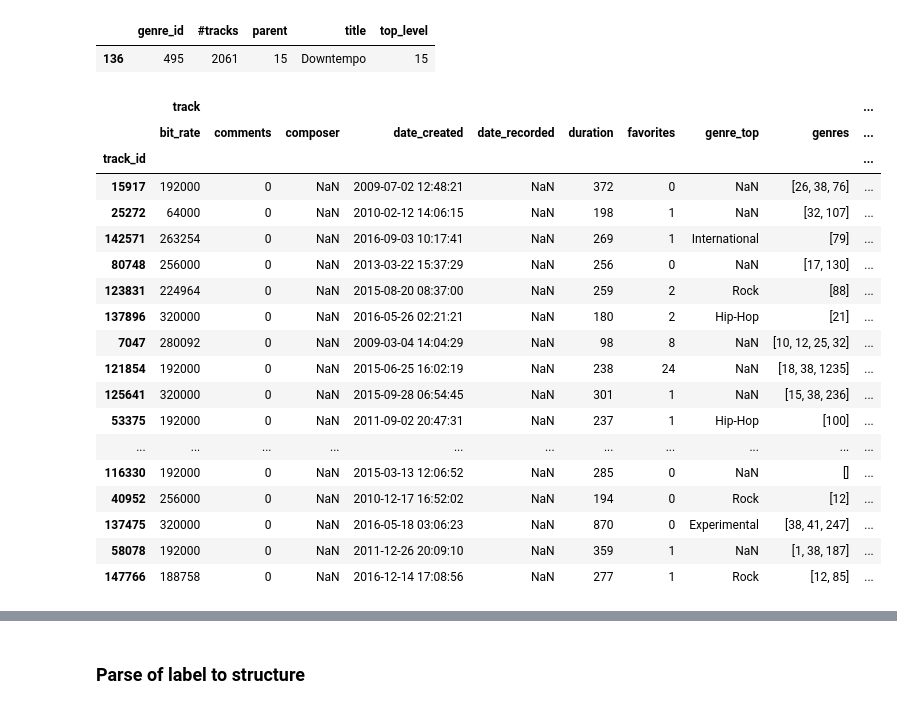
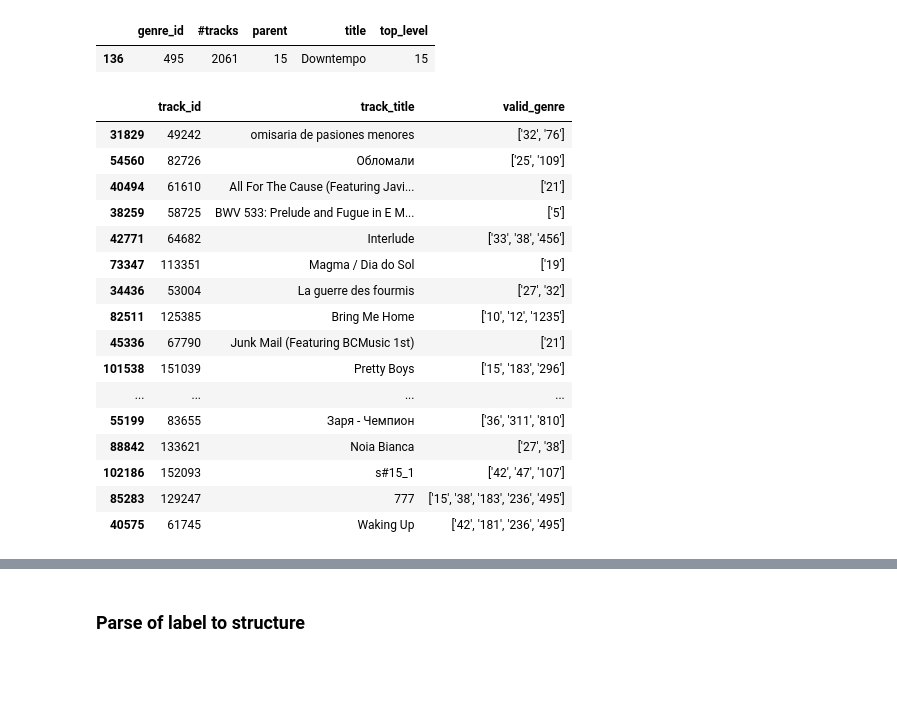
Before and after one commit to Sette/hmc, a Jupyter notebook: Notebooks/1 - Generate-Labels.ipynb, the cells around one changed output, grey strips where cells are left out. Drawn from its saved outputs; the diff is of its cells as text; code cells hidden in the pictures; blank space fills up the shorter version.

```diff
--- a/Notebooks/1 - Generate-Labels.ipynb
+++ b/Notebooks/1 - Generate-Labels.ipynb
@@ -137,27 +105,25 @@ genres_df[genres_df['genre_id'] == 495]
 | 136 | 495 | 2061 | 15 | Downtempo | 15 |
 # %%
 # Cria um dicionário que associa o ID de cada música aos IDs de seus gêneros musicais
-tracks_df = pd.read_csv(os.path.join(metadata_path_fma,'tracks.csv'), header=[0,1], index_col=0)
+tracks_df = pd.read_csv(os.path.join(metadata_path_fma,'tracks_valid.csv'))
 # %%
-tracks_df[['track']].sample(20)
+tracks_df.sample(20)
 # %% [output]
-|  | track |  |  |  |  |  |  |  |  | ... |
-|  | bit_rate | comments | composer | date_created | date_recorded | duration | favorites | genre_top | genres | ... |
-| track_id |  |  |  |  |  |  |  |  |  | ... |
-| 15917 | 192000 | 0 | NaN | 2009-07-02 12:48:21 | NaN | 372 | 0 | NaN | [26, 38, 76] | ... |
-| 25272 | 64000 | 0 | NaN | 2010-02-12 14:06:15 | NaN | 198 | 1 | NaN | [32, 107] | ... |
-| 142571 | 263254 | 0 | NaN | 2016-09-03 10:17:41 | NaN | 269 | 1 | International | [79] | ... |
-| 80748 | 256000 | 0 | NaN | 2013-03-22 15:37:29 | NaN | 256 | 0 | NaN | [17, 130] | ... |
-| 123831 | 224964 | 0 | NaN | 2015-08-20 08:37:00 | NaN | 259 | 2 | Rock | [88] | ... |
-| 137896 | 320000 | 0 | NaN | 2016-05-26 02:21:21 | NaN | 180 | 2 | Hip-Hop | [21] | ... |
-| 7047 | 280092 | 0 | NaN | 2009-03-04 14:04:29 | NaN | 98 | 8 | NaN | [10, 12, 25, 32] | ... |
-| 121854 | 192000 | 0 | NaN | 2015-06-25 16:02:19 | NaN | 238 | 24 | NaN | [18, 38, 1235] | ... |
-| 125641 | 320000 | 0 | NaN | 2015-09-28 06:54:45 | NaN | 301 | 1 | NaN | [15, 38, 236] | ... |
-| 53375 | 192000 | 0 | NaN | 2011-09-02 20:47:31 | NaN | 237 | 1 | Hip-Hop | [100] | ... |
-| ... | ... | ... | ... | ... | ... | ... | ... | ... | ... | ... |
-| 116330 | 192000 | 0 | NaN | 2015-03-13 12:06:52 | NaN | 285 | 0 | NaN | [] | ... |
-| 40952 | 256000 | 0 | NaN | 2010-12-17 16:52:02 | NaN | 194 | 0 | Rock | [12] | ... |
-| 137475 | 320000 | 0 | NaN | 2016-05-18 03:06:23 | NaN | 870 | 0 | Experimental | [38, 41, 247] | ... |
-| 58078 | 192000 | 0 | NaN | 2011-12-26 20:09:10 | NaN | 359 | 1 | NaN | [1, 38, 187] | ... |
-| 147766 | 188758 | 0 | NaN | 2016-12-14 17:08:56 | NaN | 277 | 1 | Rock | [12, 85] | ... |
+|  | track_id | track_title | valid_genre |
+| 31829 | 49242 | omisaria de pasiones menores | ['32', '76'] |
+| 54560 | 82726 | Обломали | ['25', '109'] |
+| 40494 | 61610 | All For The Cause (Featuring Javi... | ['21'] |
+| 38259 | 58725 | BWV 533: Prelude and Fugue in E M... | ['5'] |
+| 42771 | 64682 | Interlude | ['33', '38', '456'] |
+| 73347 | 113351 | Magma / Dia do Sol | ['19'] |
+| 34436 | 53004 | La guerre des fourmis | ['27', '32'] |
+| 82511 | 125385 | Bring Me Home | ['10', '12', '1235'] |
+| 45336 | 67790 | Junk Mail (Featuring BCMusic 1st) | ['21'] |
+| 101538 | 151039 | Pretty Boys | ['15', '183', '296'] |
+| ... | ... | ... | ... |
+| 55199 | 83655 | Заря - Чемпион | ['36', '311', '810'] |
+| 88842 | 133621 | Noia Bianca | ['27', '38'] |
+| 102186 | 152093 | s#15_1 | ['42', '47', '107'] |
+| 85283 | 129247 | 777 | ['15', '38', '183', '236', '495'] |
+| 40575 | 61745 | Waking Up | ['42', '181', '236', '495'] |
 # %%
```
Also changed, not shown: parts of 44 cells of this notebook.
